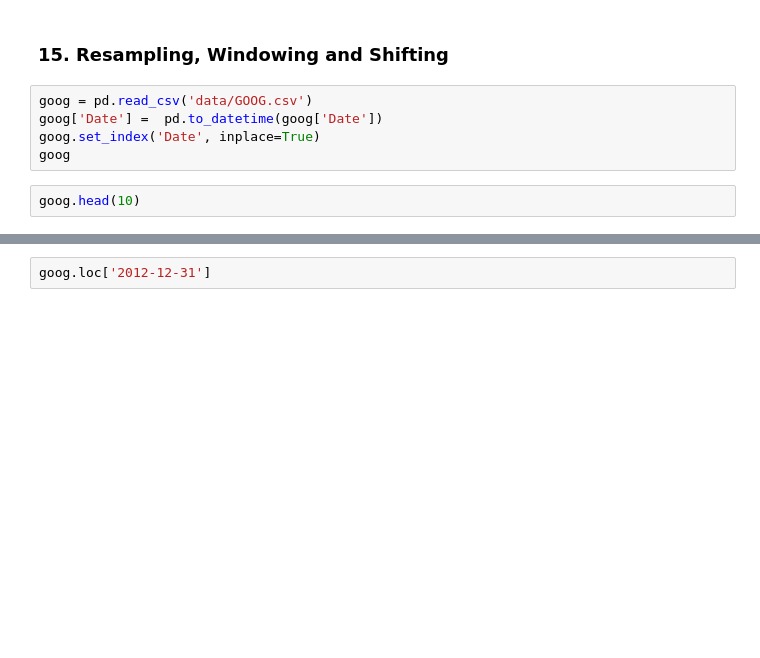
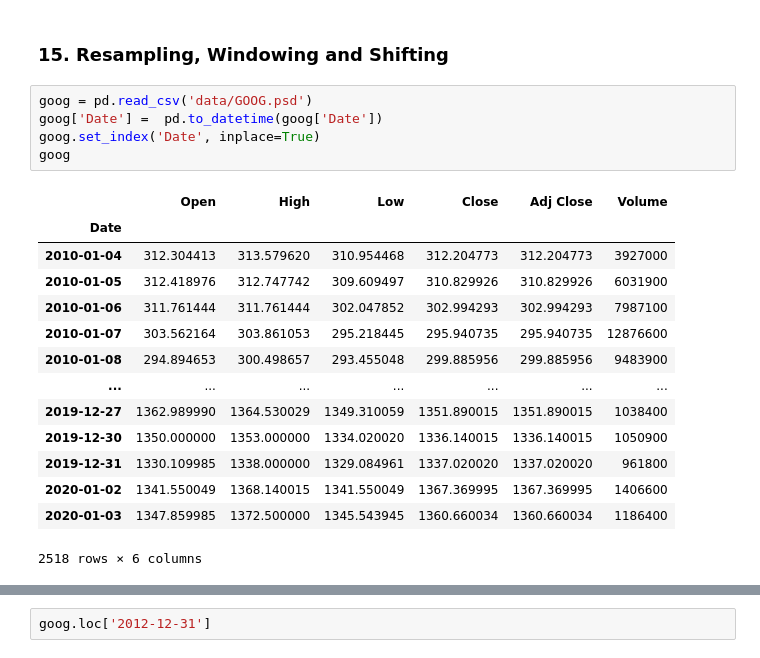
Before and after one commit to fercardiaz-tbs/DSPT_TBS_SVL_0923, a Jupyter notebook: 2-Data Analytics/7-Feature_engineering/2-Dates/Teoria/Fechas en Python.ipynb, the cells around one changed output, grey strips where cells are left out. Drawn from its saved outputs; the diff is of its cells as text; blank space fills up the shorter version.

Commit message:
W14 D1: Fixing data from Feature Engineering: Dates Part II

```diff
--- a/2-Data Analytics/7-Feature_engineering/2-Dates/Teoria/Fechas en Python.ipynb
+++ b/2-Data Analytics/7-Feature_engineering/2-Dates/Teoria/Fechas en Python.ipynb
@@ -316,11 +777,24 @@ df.interpolate(method = 'linear')
 # %% [markdown]
 ### 15. Resampling, Windowing and Shifting
 # %%
-goog = pd.read_csv('data/GOOG.csv')
+goog = pd.read_csv('data/GOOG.psd')
 goog['Date'] =  pd.to_datetime(goog['Date'])
 goog.set_index('Date', inplace=True)
 goog
+# %% [output]
+|  | Open | High | Low | Close | Adj Close | Volume |
+| Date |  |  |  |  |  |  |
+| 2010-01-04 | 312.304413 | 313.579620 | 310.954468 | 312.204773 | 312.204773 | 3927000 |
+| 2010-01-05 | 312.418976 | 312.747742 | 309.609497 | 310.829926 | 310.829926 | 6031900 |
+| 2010-01-06 | 311.761444 | 311.761444 | 302.047852 | 302.994293 | 302.994293 | 7987100 |
+| 2010-01-07 | 303.562164 | 303.861053 | 295.218445 | 295.940735 | 295.940735 | 12876600 |
+| 2010-01-08 | 294.894653 | 300.498657 | 293.455048 | 299.885956 | 299.885956 | 9483900 |
+| ... | ... | ... | ... | ... | ... | ... |
+| 2019-12-27 | 1362.989990 | 1364.530029 | 1349.310059 | 1351.890015 | 1351.890015 | 1038400 |
+| 2019-12-30 | 1350.000000 | 1353.000000 | 1334.020020 | 1336.140015 | 1336.140015 | 1050900 |
+| 2019-12-31 | 1330.109985 | 1338.000000 | 1329.084961 | 1337.020020 | 1337.020020 | 961800 |
+| 2020-01-02 | 1341.550049 | 1368.140015 | 1341.550049 | 1367.369995 | 1367.369995 | 1406600 |
+| 2020-01-03 | 1347.859985 | 1372.500000 | 1345.543945 | 1360.660034 | 1360.660034 | 1186400 |
+2518 rows × 6 columns
-# %%
-goog.head(10)
 # %%
 goog.info()
```
Also changed, not shown: parts of 95 cells of this notebook, 5 other files.
